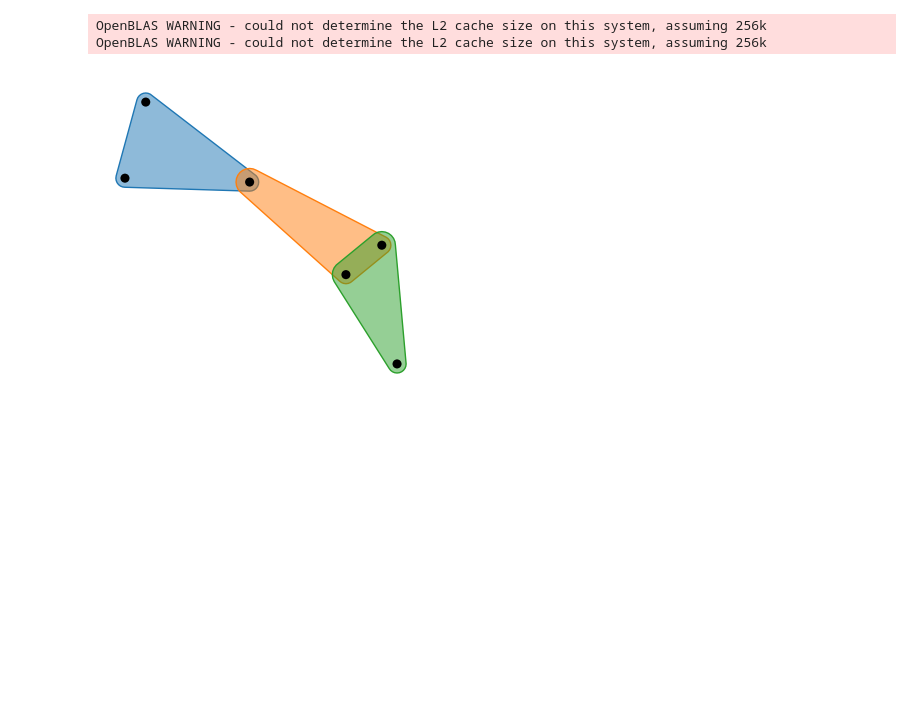
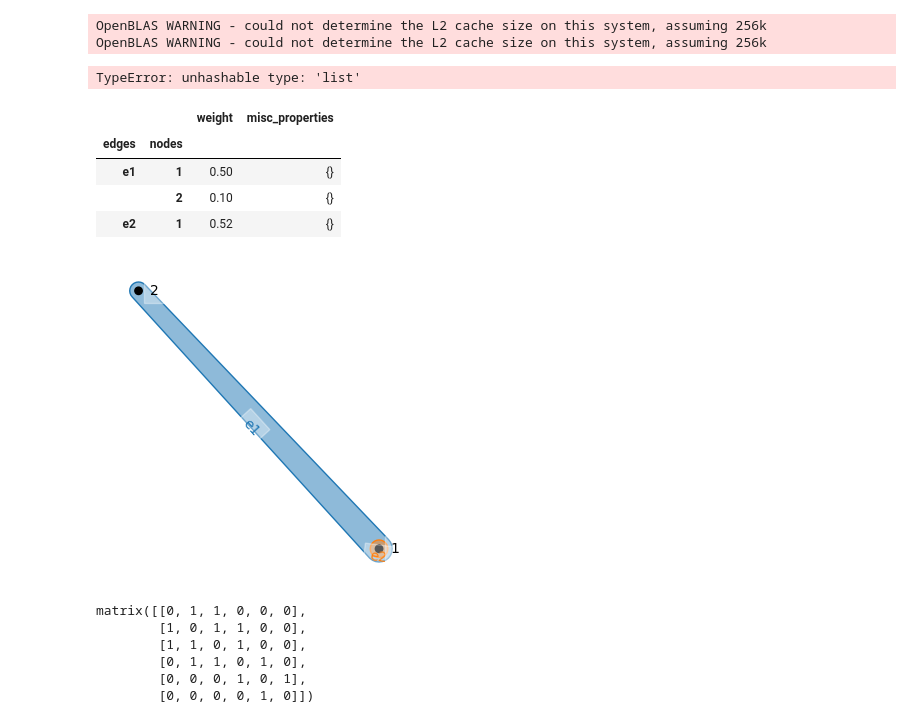
Before and after one commit to jakobgotberg/antagonism_in_hypernetworks, a Jupyter notebook: Untitled.ipynb, the cells around one changed output. Saved outputs shown, nothing was run; the diff lists cells and outputs as text; code cells hidden in the pictures; blank space fills up the shorter version.

Commit message:
Added functions from Bullo's book

```diff
--- a/Untitled.ipynb
+++ b/Untitled.ipynb
@@ -13,10 +13,86 @@ OpenBLAS WARNING - could not determine the L2 cache size on this system, assumin
 list_of_lists = [['book','candle','cat'],['book','coffee cup', 'man'],['coffee cup','radio', 'man']]
 
 H = hnx.Hypergraph(list_of_lists)
+H.add_edge(['book', 'woman'])
 
 plt.subplots(figsize=(4,4))
 hnx.draw(H, with_edge_labels=False, with_node_labels=False, fill_edges=True)
 # %% [output]
-[figure, removed]
+TypeError: unhashable type: 'list'
 # %%
-lm = hnx.LesMis()
+d = {'col1': ['e1', 'e1', 'e2'],
+     'col2': [1, 2, 1],
+     'w': [0.5, 0.1, 0.52],}
+df = pd.DataFrame(d)
+H = hnx.Hypergraph(df, edge_col="col1", node_col="col2",
+                   cell_weight_col="w", misc_cell_properties_col="col3")
+plt.subplots(figsize=(4,4))
+hnx.draw(H, with_edge_labels=True, with_node_labels=True, fill_edges=True)
+# I want the adjacency_matrix to be signed, not boolean. I think that what I want anyways
+# Also, this is a pairwise adjacency matrix
+# What is 's' again? It is the least number of edges connecting nodes, default is 1
+H.adjacency_matrix(s=2).todense()
+
+# Does hnx support tensor adjacency and signed weights?
+    # Signed weights are possible, but it looks like the weights are on a incidence level, not edge level
+# Can we display the weights?
+
+H.incidences.dataframe
+# %% [output]
+|  |  | weight | misc_properties |
+| edges | nodes |  |  |
+| e1 | 1 | 0.50 | {} |
+|  | 2 | 0.10 | {} |
+| e2 | 1 | 0.52 | {} |
+[figure, added]
+# %%
+## Example from their github
+
+NS = 'P' # P = Person
+ES = 'M' # M = Meeting
+
+HG = {
+       ES+'1': {NS+'4': {'topics': ['A', 'B']},
+                NS+'5': {'topics': ['A', 'C']}},
+
+       ES+'2': {NS+'5':{'topics':['E', 'F']},
+                NS+'6':{'topics':['F']}},
+
+       ES+'3': {NS+'2':{'topics':['C', 'D']},
+                NS+'3':{'topics':['B', 'C', 'D']},
+                NS+'4':{'topics':['D']}},
+
+       ES+'4': {NS+'1': {'topics':['C']},
+                NS+'2': {'topics':['C']},
+                NS+'3': {'topics':['C']}}
+      }
+
+edge_attributes = {
+       ES+'1': {'interval': [0, 1]},
+       ES+'2': {'interval': [2, 6]},
+       ES+'3': {'interval': [3, 5]},
+       ES+'4': {'interval': [7, 9]},
+        }
+
+node_attributes = {
+       NS+'1': {'color': 'blue'},
+       NS+'2': {'color': 'red'},
+       NS+'3': {'color': 'green'},
+        }
+
+
+H = hnx.Hypergraph(HG, edge_properties = edge_attributes, node_properties = node_attributes)
+
+
+H.add_incidence('M5', 'P3', weight = -1, topics = {'B', 'A'})
+
+## where are the weights defined?
+H.incidences.dataframe
+H.adjacency_matrix().todense()
+# %% [output]
+matrix([[0, 1, 1, 0, 0, 0],
+        [1, 0, 1, 1, 0, 0],
+        [1, 1, 0, 1, 0, 0],
+        [0, 1, 1, 0, 1, 0],
+        [0, 0, 0, 1, 0, 1],
+        [0, 0, 0, 0, 1, 0]])
```
Also changed, not shown: parts of 2 cells of this notebook, 2 other files.
